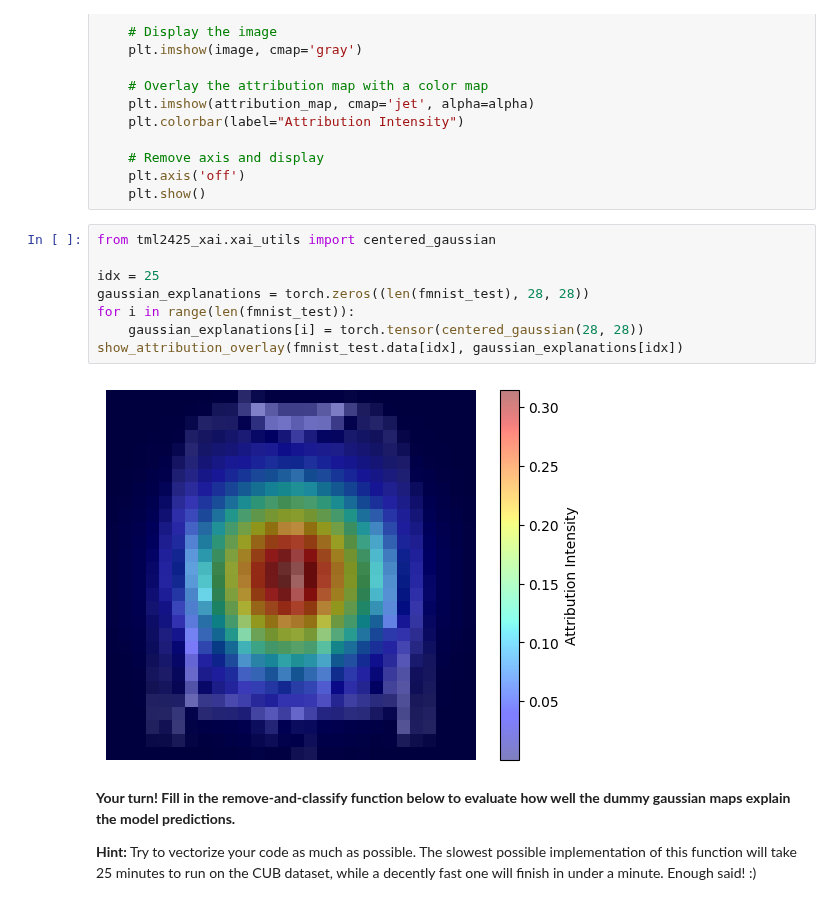
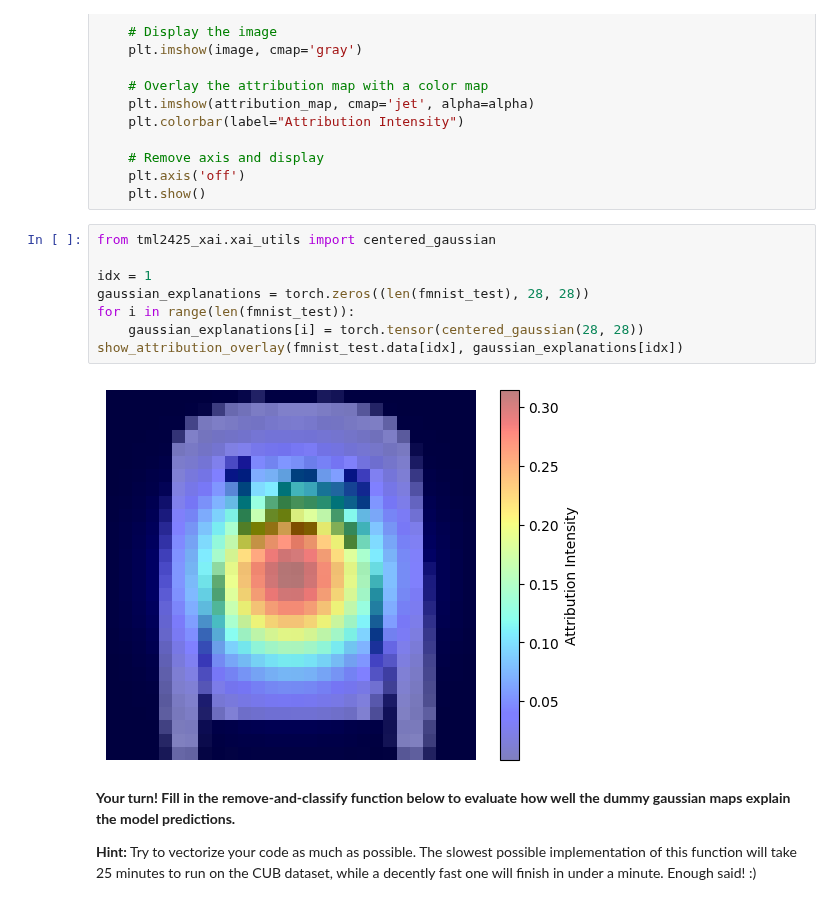
Before and after one commit to sayak0809/TrustworthyML-24-25, a Jupyter notebook: tml2425-exercise-2-xai-public.ipynb, the cells around one changed output. Drawn from its saved outputs; the diff is of its cells as text.

```diff
--- a/tml2425-exercise-2-xai-public.ipynb
+++ b/tml2425-exercise-2-xai-public.ipynb
@@ -253,13 +254,13 @@ def show_attribution_overlay(image, attribution_map, alpha=0.5):
 # %%
 from tml2425_xai.xai_utils import centered_gaussian
 
-idx = 25
+idx = 1
 gaussian_explanations = torch.zeros((len(fmnist_test), 28, 28))
 for i in range(len(fmnist_test)):
     gaussian_explanations[i] = torch.tensor(centered_gaussian(28, 28))
 show_attribution_overlay(fmnist_test.data[idx], gaussian_explanations[idx])
 # %% [output]
-[figure, old version]
+[figure, new version]
 # %% [markdown]
 **Your turn! Fill in the remove-and-classify function below to evaluate how well the dummy gaussian maps explain the model predictions.**
 
```
Also changed, not shown: parts of 16 cells of this notebook.
